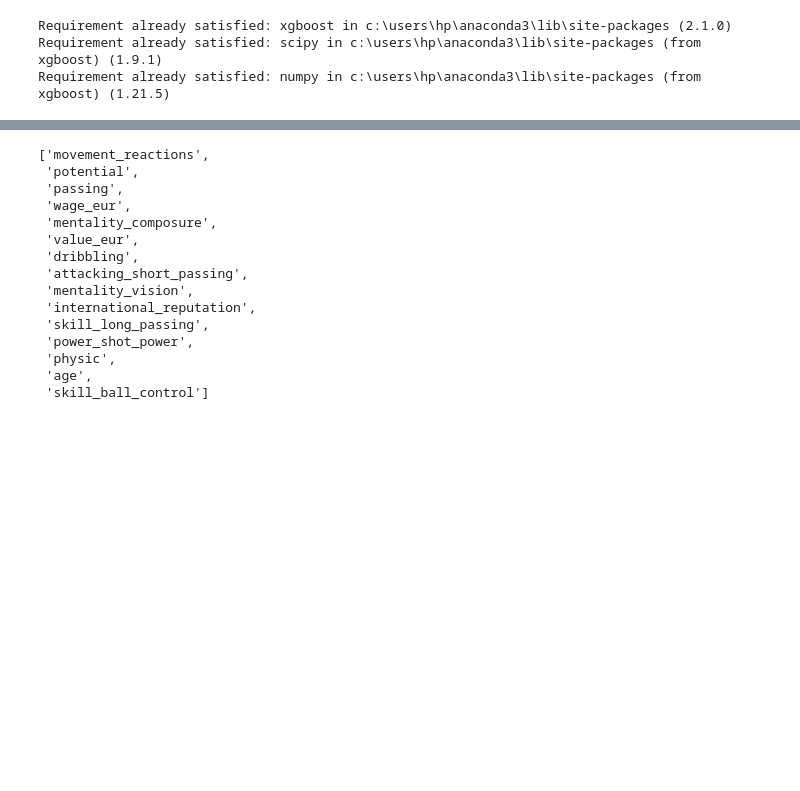
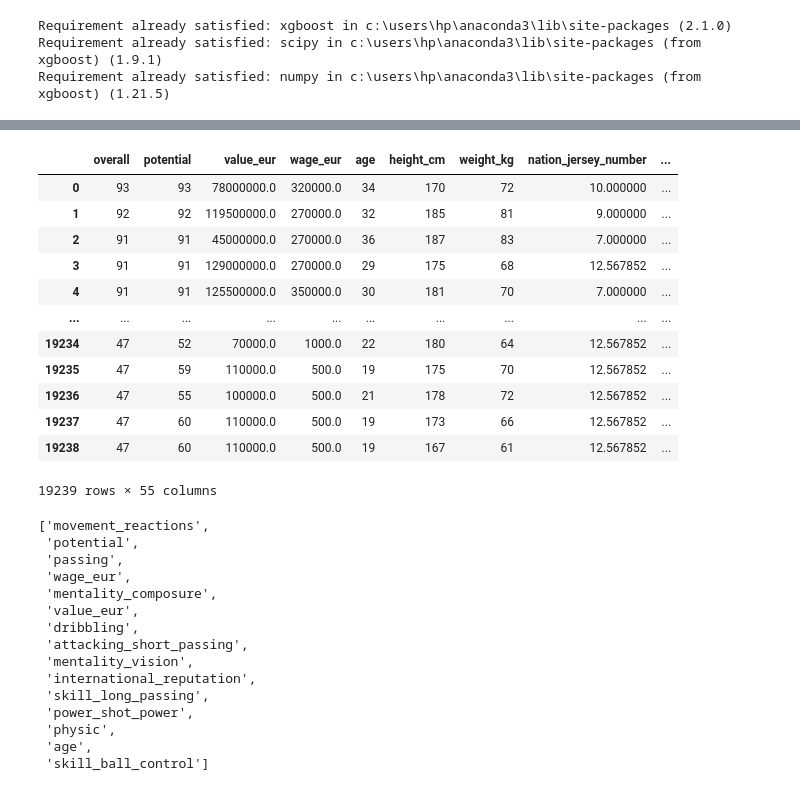
Before and after one commit to Majorine3333/MAJORINE_KYEI._SportsPrediction, a Jupyter notebook: HOMEWORK_2 (1).ipynb, the cells around one changed output, grey strips where cells are left out. Cells and saved outputs as stored; diff of their text form; code cells hidden in the pictures; blank space fills up the shorter version.

```diff
--- a/HOMEWORK_2 (1).ipynb
+++ b/HOMEWORK_2 (1).ipynb
@@ -78,22 +107,37 @@ for column in non_numeric_data22.columns:
 # %%
 # Encode categorical columns using LabelEncoder
 label_encoders = {}
 for column in non_numeric_data.columns:
     label_encoders[column] = LabelEncoder()
     non_numeric_data[column] = label_encoders[column].fit_transform(non_numeric_data[column])
 
 # Encode categorical columns for test data using the same LabelEncoders
 for column in non_numeric_data22.columns:
     if column in label_encoders:
         non_numeric_data22[column] = label_encoders[column].transform(non_numeric_data22[column])
     else:
         # Handle cases where the test data might have columns not present in the training data
         print(f"Warning: Column {column} not found in training data encoders and will be ignored.")
         non_numeric_data22 = non_numeric_data22.drop(columns=[column])
     # Combine numeric data and label encoded data
 processed_data = pd.concat([numeric_data, non_numeric_data], axis=1)
 data22=pd.concat([numeric_data22, non_numeric_data22], axis=1)
 corr_matrix=processed_data.corr()
+data22
+# %% [output]
+|  | overall | potential | value_eur | wage_eur | age | height_cm | weight_kg | nation_jersey_number | ... |
+| 0 | 93 | 93 | 78000000.0 | 320000.0 | 34 | 170 | 72 | 10.000000 | ... |
+| 1 | 92 | 92 | 119500000.0 | 270000.0 | 32 | 185 | 81 | 9.000000 | ... |
+| 2 | 91 | 91 | 45000000.0 | 270000.0 | 36 | 187 | 83 | 7.000000 | ... |
+| 3 | 91 | 91 | 129000000.0 | 270000.0 | 29 | 175 | 68 | 12.567852 | ... |
+| 4 | 91 | 91 | 125500000.0 | 350000.0 | 30 | 181 | 70 | 7.000000 | ... |
+| ... | ... | ... | ... | ... | ... | ... | ... | ... | ... |
+| 19234 | 47 | 52 | 70000.0 | 1000.0 | 22 | 180 | 64 | 12.567852 | ... |
+| 19235 | 47 | 59 | 110000.0 | 500.0 | 19 | 175 | 70 | 12.567852 | ... |
+| 19236 | 47 | 55 | 100000.0 | 500.0 | 21 | 178 | 72 | 12.567852 | ... |
+| 19237 | 47 | 60 | 110000.0 | 500.0 | 19 | 173 | 66 | 12.567852 | ... |
+| 19238 | 47 | 60 | 110000.0 | 500.0 | 19 | 167 | 61 | 12.567852 | ... |
+19239 rows × 55 columns
 # %%
 definers = []
 for col in processed_data.columns:
```
Also changed, not shown: parts of 6 cells of this notebook, 1 other file.
